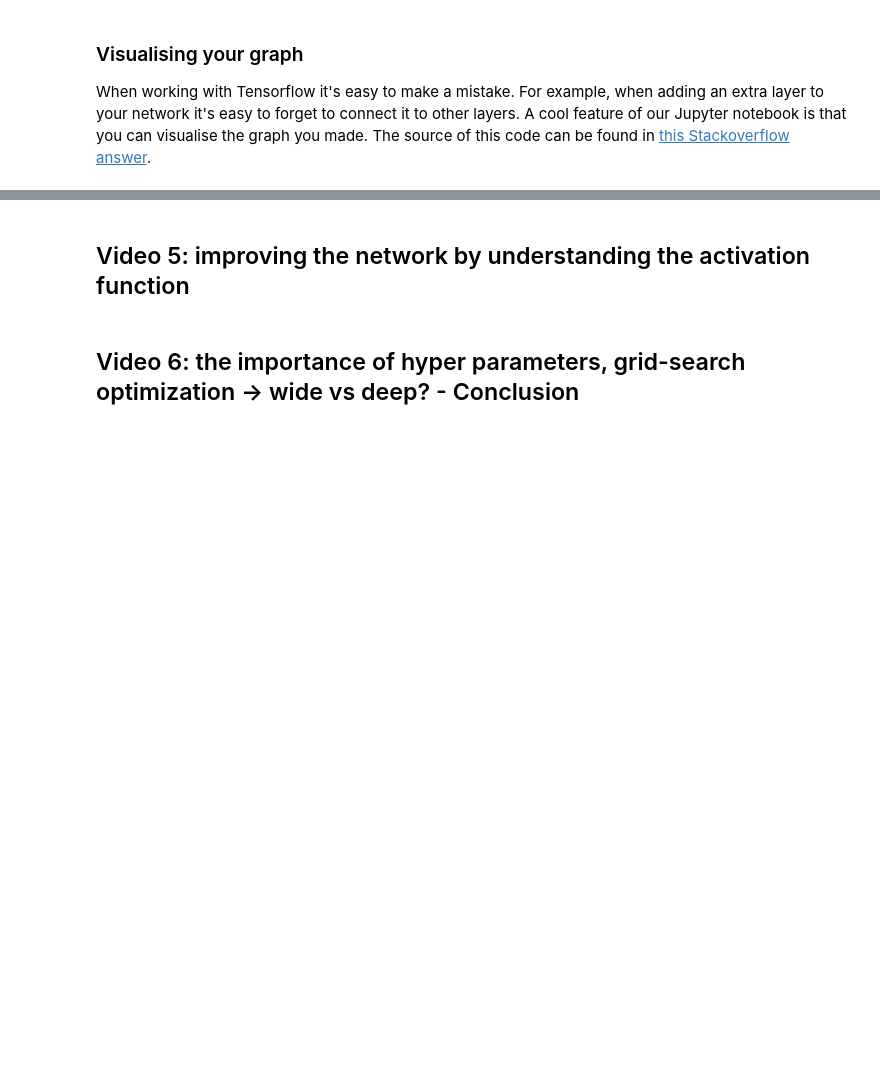
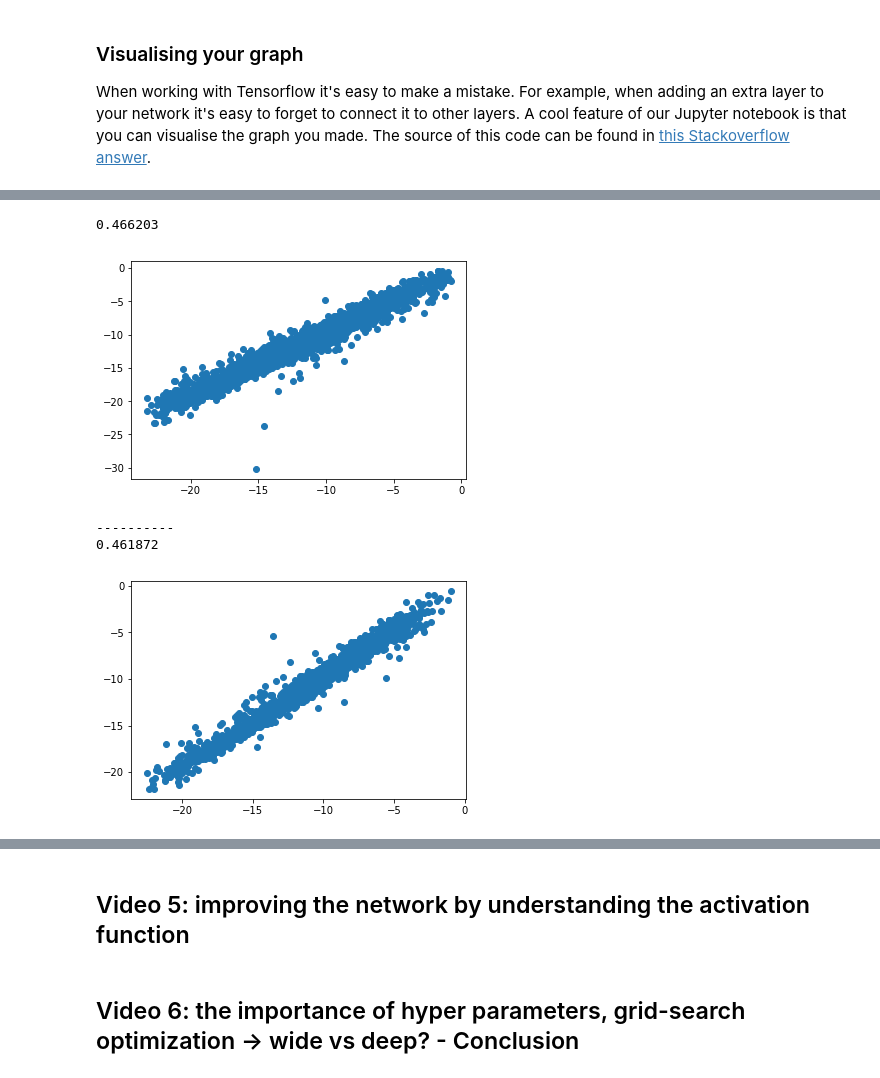
Before and after one commit to rmeertens/tensorflowcourse, a Jupyter notebook: product1/Chapter 3 Predicting ground state energies of molecules.ipynb, the cells around one changed output, grey strips where cells are left out. Cells and saved outputs as stored; diff of their text form; code cells hidden in the pictures; blank space fills up the shorter version.

```diff
--- a/product1/Chapter 3 Predicting ground state energies of molecules.ipynb
+++ b/product1/Chapter 3 Predicting ground state energies of molecules.ipynb
@@ -274,0 +319,19 @@ print(len(Y_train))
+# %%
+init = tf.global_variables_initializer() # https://www.tensorflow.org/api_docs/python/tf/global_variables_initializer
+sess = tf.Session() # https://www.tensorflow.org/api_docs/python/tf/Session
+sess.run(init)
+
+zipped = list(zip(datasetX, datasetY))
+
+BATCH_SIZE = 32
+loss_history = list()
+for _ in range(10000):
+    datax = list()
+    datay = list()
+    for _ in range(BATCH_SIZE):
+        samp = random.choice(zipped)
+        datax.append(samp[0])
+        datay.append([samp[1]])
+    _, l = sess.run([optimizer,loss], feed_dict={input_pl: datax, output_pl: datay})
+    print(l)
+    loss_history.append(l)
@@ -274,0 +362,43 @@ print(len(Y_train))
+# %%
+
+def reset_and_train_network(dataX, dataY, batch_size, train_x_rounds, verbose=True):
+    init = tf.global_variables_initializer() # https://www.tensorflow.org/api_docs/python/tf/global_variables_initializer
+    sess = tf.Session() # https://www.tensorflow.org/api_docs/python/tf/Session
+    sess.run(init)
+
+    zipped = list(zip(dataX, dataY))
+
+
+    loss_history = list()
+    for _ in range(train_x_rounds):
+        datax = list()
+        datay = list()
+        for _ in range(batch_size):
+            samp = random.choice(zipped)
+            datax.append(samp[0])
+            datay.append([samp[1]])
+        _, l = sess.run([optimizer,loss], feed_dict={input_pl: datax, output_pl: datay})
+        if verbose:
+            print(l)
+        loss_history.append(l)
+    return loss_history
+
+## Do the train set
+def evaluate_network(dataX, dataY):
+    datasetX = dataX.values
+    datasetY = dataY.values
+    datasetY = [[x] for x in datasetY]
+    predicted_values, loss_dataset = sess.run([outputnetwork,loss], feed_dict={input_pl: datasetX, output_pl: datasetY})
+    print(loss_dataset)
+    plt.scatter(datasetY, predicted_values)
+    plt.show()
+
+evaluate_network(X_train, Y_train)
+print("-"*10)
+evaluate_network(X_test, Y_test)
+# %% [output]
+0.466203
+[figure, added]
+----------
+0.461872
+[figure, added]
```
Also changed, not shown: parts of 25 cells of this notebook, 1 other file.
